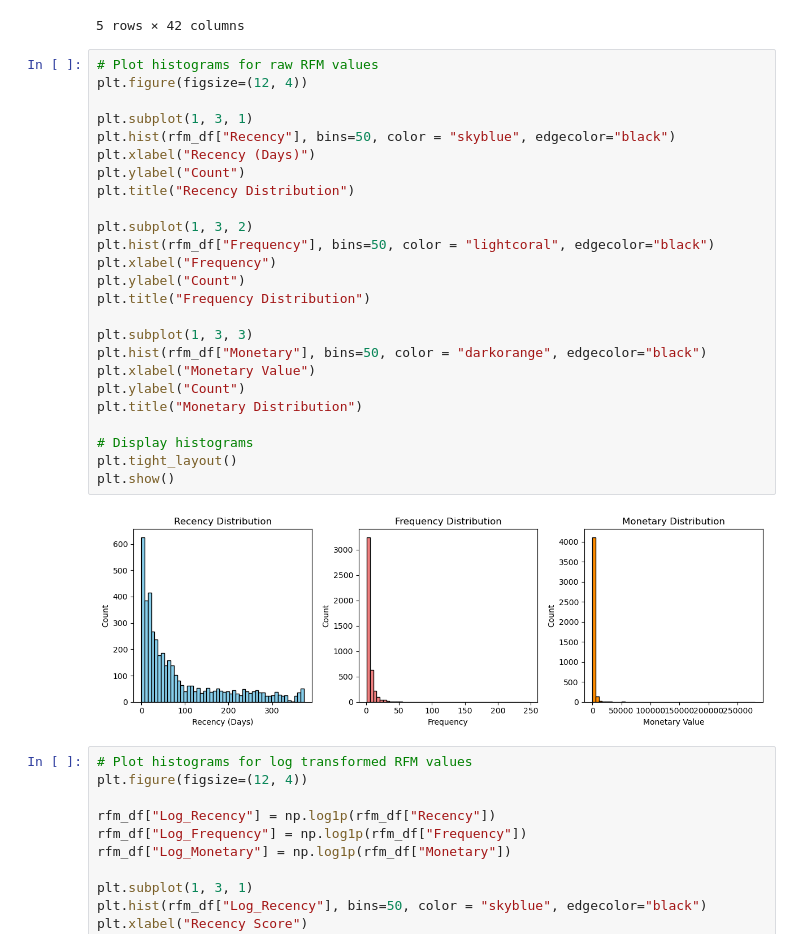
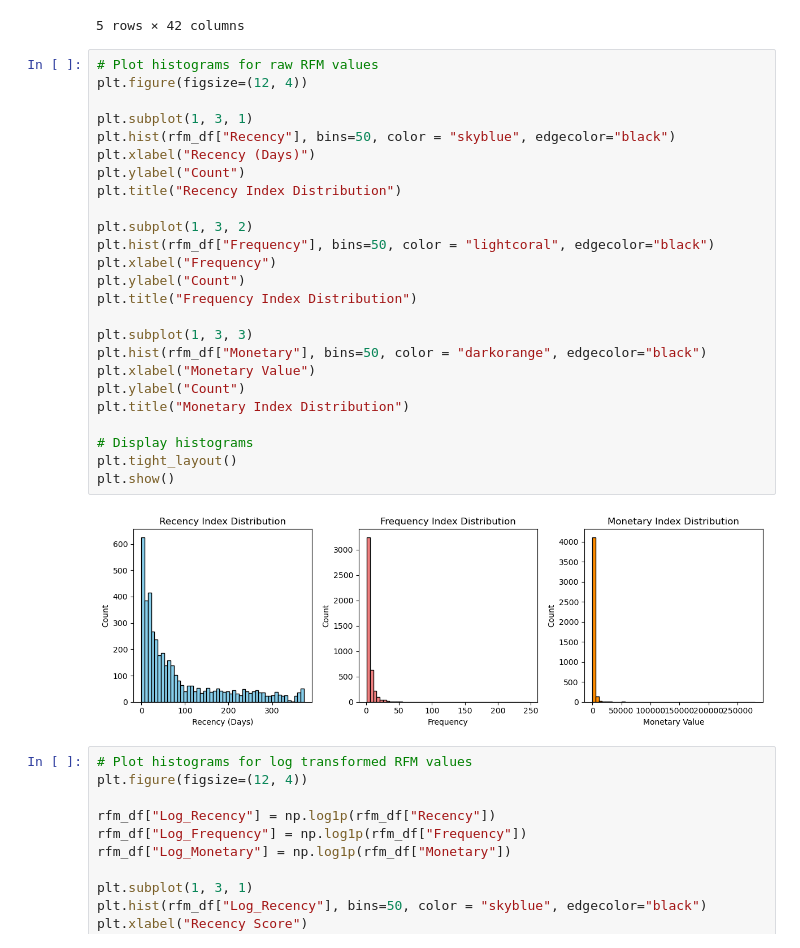
Before and after one commit to cjw612/Customer_Clustering_Business_Report, a Jupyter notebook: Segmentation.ipynb, the cells around one changed output. Drawn from its saved outputs; the diff is of its cells as text.

```diff
--- a/Segmentation.ipynb
+++ b/Segmentation.ipynb
@@ -179,30 +179,30 @@ negativeM_df.T
 # %%
 # Plot histograms for raw RFM values
 plt.figure(figsize=(12, 4))
 
 plt.subplot(1, 3, 1)
 plt.hist(rfm_df["Recency"], bins=50, color = "skyblue", edgecolor="black")
 plt.xlabel("Recency (Days)")
 plt.ylabel("Count")
-plt.title("Recency Distribution")
+plt.title("Recency Index Distribution")
 
 plt.subplot(1, 3, 2)
 plt.hist(rfm_df["Frequency"], bins=50, color = "lightcoral", edgecolor="black")
 plt.xlabel("Frequency")
 plt.ylabel("Count")
-plt.title("Frequency Distribution")
+plt.title("Frequency Index Distribution")
 
 plt.subplot(1, 3, 3)
 plt.hist(rfm_df["Monetary"], bins=50, color = "darkorange", edgecolor="black")
 plt.xlabel("Monetary Value")
 plt.ylabel("Count")
-plt.title("Monetary Distribution")
+plt.title("Monetary Index Distribution")
 
 # Display histograms
 plt.tight_layout()
 plt.show()
 # %% [output]
-[figure, old version]
+[figure, new version]
 # %%
 # Plot histograms for log transformed RFM values
 plt.figure(figsize=(12, 4))
```
Also changed, not shown: 1 other file.
